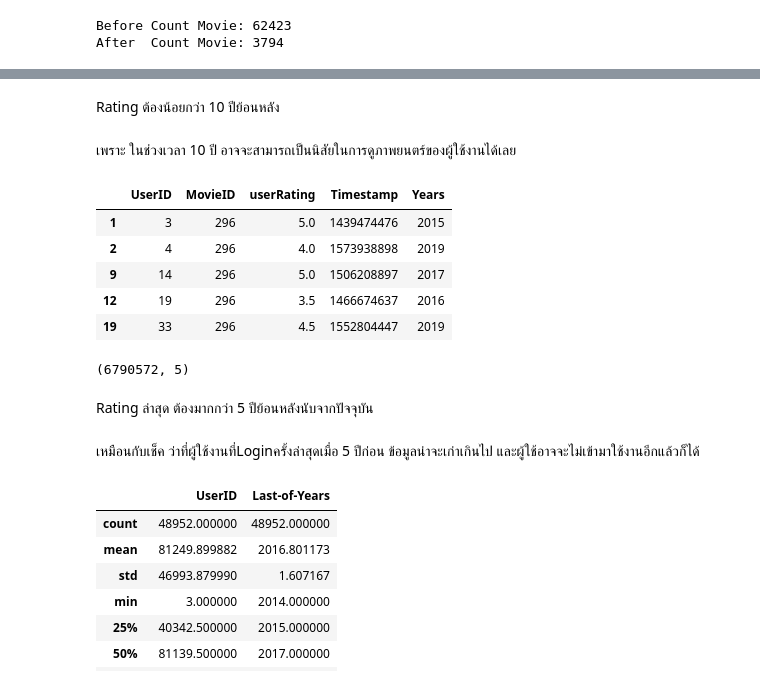
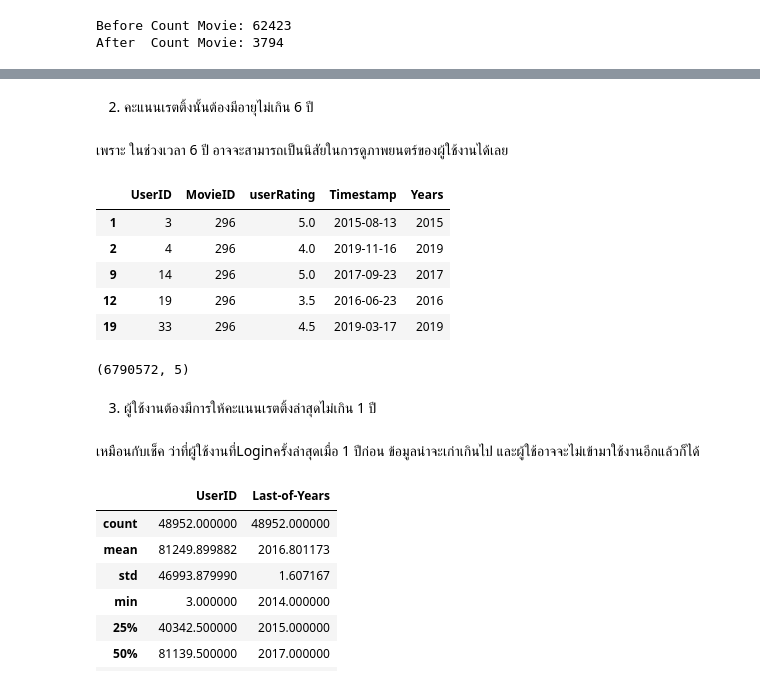
Before and after one commit to MixGaming0959/Recommendation_System, a Jupyter notebook: prepairingData/1 Data Filtering.ipynb, the cells around one changed output, grey strips where cells are left out. Drawn from its saved outputs; the diff is of its cells as text; code cells hidden in the pictures.

```diff
--- a/prepairingData/1 Data Filtering.ipynb
+++ b/prepairingData/1 Data Filtering.ipynb
@@ -38,15 +76,17 @@ ratings = pd.read_csv(f'{from_loc}\\ratings.csv', sep=',', header=None, names=ra
 # users   = pd.read_csv(f'{from_loc}\\users.csv', sep=',', header=None, names=users_item, engine='python', skiprows=1)
 # %%
-if 'Years' not in movies.columns:
+if "Years" not in movies.columns:
     # แยกปีออกจาก Title และ แปลง Genres เป็นรายการ
-    movies['Years'] = movies['Title'].str.extract(r'\((\d{4})\)')[0]
-    movies['Years'] = pd.to_numeric(movies['Years'])
+    movies["Years"] = movies["Title"].str.extract(r"\((\d{4})\)")[0]
+    movies["Years"].fillna("0",inplace=True)
+    movies["Years"] = movies["Years"].astype(int)
 
     # movies['Genres'] = movies['Genres'].str.split('|')
 
     # ลบวงเล็บและปีออกจาก Title
-    movies['Title'] = movies['Title'].str.split('(').str[0]
+    movies["Title"] = movies["Title"].str.split("(").str[0]
+    movies["Title"] = movies["Title"].str.rstrip()
 
-    ratings = ratings.rename({'Rating':'userRating'}, axis='columns')
-    ratings['Years'] = pd.to_datetime(ratings['Timestamp'], unit="s").dt.year
-    # ratings['Timestamp'] = pd.to_datetime(ratings['Timestamp'], unit="s").dt.date
+    ratings = ratings.rename({"Rating": "userRating"}, axis="columns")
+    ratings["Years"] = pd.to_datetime(ratings["Timestamp"], unit="s").dt.year
+    ratings['Timestamp'] = pd.to_datetime(ratings['Timestamp'], unit="s").dt.date
@@ -52,0 +104,5 @@ if 'Years' not in movies.columns:
+# %%
+lst_index = list(movies[movies["Title"] == ""].index)
+
+for index in lst_index:
+    movies.at[index, "Title"] = full_movies.at[index, "Title"]
@@ -92,8 +164,10 @@ def check_Years(df_clean):
 
     return movie_by_years_count.describe()
 # %%
-movies_ratings_count = ratings[['MovieID', 'UserID']].groupby('MovieID').count()['UserID'].reset_index()
-movies_ratings_count.rename(columns={'UserID':'No-of-Movie-Ratings'}, inplace=True)
+movies_ratings_count = (
+    ratings[["MovieID", "UserID"]].groupby("MovieID").count()["UserID"].reset_index()
+)
+movies_ratings_count.rename(columns={"UserID": "No-of-Movie-Ratings"}, inplace=True)
 
 movies_ratings_count.describe()
 # %% [output]
@@ -111,7 +185,9 @@ movies_ratings_count.describe()
 # %%
-df_movies_ratings = movies_ratings_count[movies_ratings_count['No-of-Movie-Ratings'] >= 1000]
-if 'No-of-Movie-Ratings' in df_movies_ratings.columns :
-    df_movies_ratings.drop(columns=['No-of-Movie-Ratings'], inplace=True)
+df_movies_ratings = movies_ratings_count[
+    movies_ratings_count["No-of-Movie-Ratings"] >= 1000
+]
+if "No-of-Movie-Ratings" in df_movies_ratings.columns:
+    df_movies_ratings.drop(columns=["No-of-Movie-Ratings"], inplace=True)
 
 print("Before Count Movie:", movies.shape[0])
 print("After  Count Movie:", df_movies_ratings.shape[0])
@@ -145,26 +221,26 @@ df_movie_ratings = pd.merge(ratings, df_clean_movies['MovieID'], on='MovieID')
 # display(filtered_ratings.head(5), filtered_ratings.shape)
-# %% [markdown]
-Rating ต้องน้อยกว่า 10 ปีย้อนหลัง
+# %% [markdown]
+2. คะแนนเรตติ้งนั้นต้องมีอายุไม่เกิน 6 ปี
 # %% [markdown]
-เพราะ ในช่วงเวลา 10 ปี อาจจะสามารถเป็นนิสัยในการดูภาพยนตร์ของผู้ใช้งานได้เลย
+เพราะ ในช่วงเวลา 6 ปี อาจจะสามารถเป็นนิสัยในการดูภาพยนตร์ของผู้ใช้งานได้เลย
 # %%
 from datetime import datetime
 
-year_now = datetime.now().year # 2023
+year_now = 2019  # 2023
 
-df_ratings_years = df_movie_ratings[year_now - df_movie_ratings['Years'] < 10]
+df_ratings_years = df_movie_ratings[year_now - df_movie_ratings["Years"] < 6]
 
 display_pd(df_ratings_years)
 # %% [output]
 |  | UserID | MovieID | userRating | Timestamp | Years |
-| 1 | 3 | 296 | 5.0 | 1439474476 | 2015 |
-| 2 | 4 | 296 | 4.0 | 1573938898 | 2019 |
-| 9 | 14 | 296 | 5.0 | 1506208897 | 2017 |
-| 12 | 19 | 296 | 3.5 | 1466674637 | 2016 |
-| 19 | 33 | 296 | 4.5 | 1552804447 | 2019 |
+| 1 | 3 | 296 | 5.0 | 2015-08-13 | 2015 |
+| 2 | 4 | 296 | 4.0 | 2019-11-16 | 2019 |
+| 9 | 14 | 296 | 5.0 | 2017-09-23 | 2017 |
+| 12 | 19 | 296 | 3.5 | 2016-06-23 | 2016 |
+| 19 | 33 | 296 | 4.5 | 2019-03-17 | 2019 |
 (6790572, 5)
-# %% [markdown]
-Rating ล่าสุด ต้องมากกว่า 5 ปีย้อนหลังนับจากปัจจุบัน
+# %% [markdown]
+3. ผู้ใช้งานต้องมีการให้คะแนนเรตติ้งล่าสุดไม่เกิน 1 ปี
 # %% [markdown]
-เหมือนกับเช็ค ว่าที่ผู้ใช้งานที่Loginครั้งล่าสุดเมื่อ 5 ปีก่อน ข้อมูลน่าจะเก่าเกินไป และผู้ใช้อาจจะไม่เข้ามาใช้งานอีกแล้วก็ได้
+เหมือนกับเช็ค ว่าที่ผู้ใช้งานที่Loginครั้งล่าสุดเมื่อ 1 ปีก่อน ข้อมูลน่าจะเก่าเกินไป และผู้ใช้อาจจะไม่เข้ามาใช้งานอีกแล้วก็ได้
 # %%
```
Also changed, not shown: parts of 24 cells of this notebook, 6 other files.
